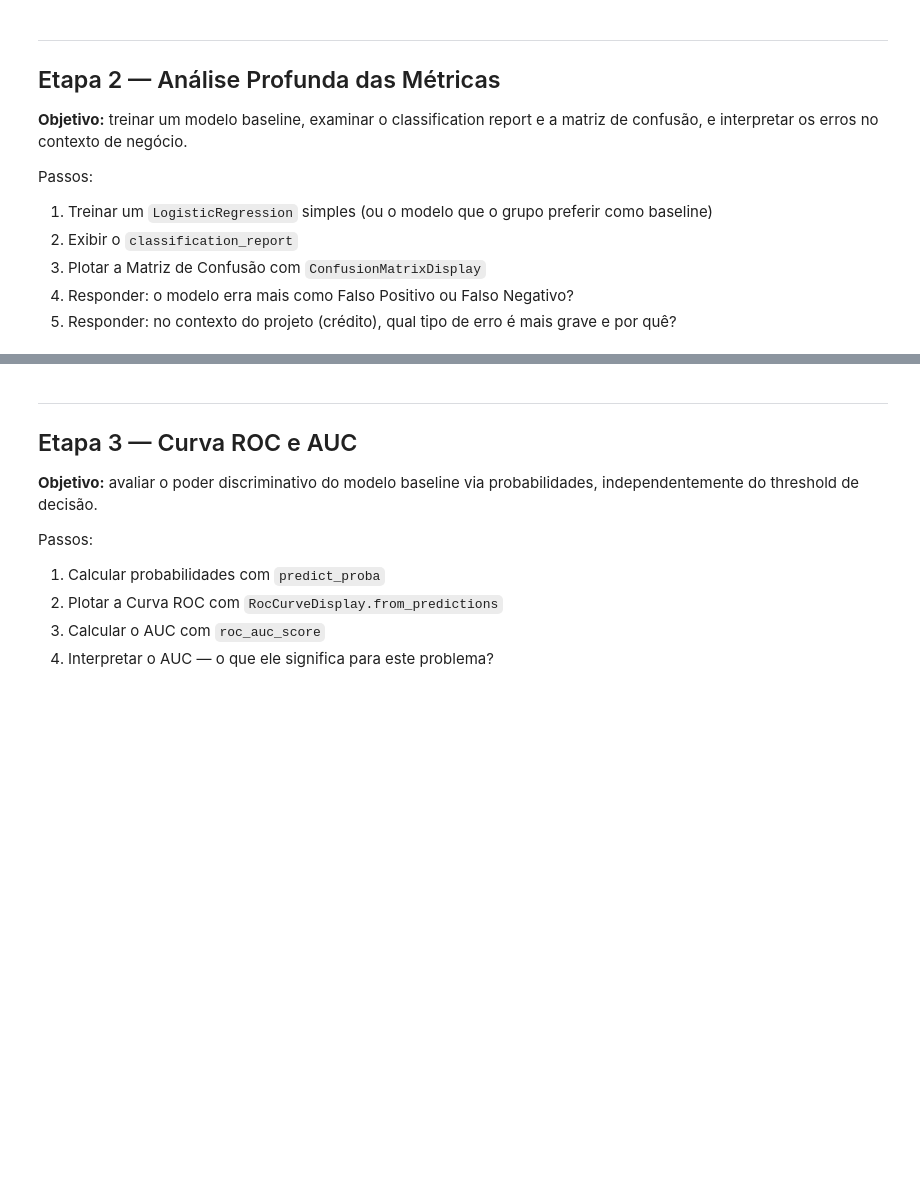
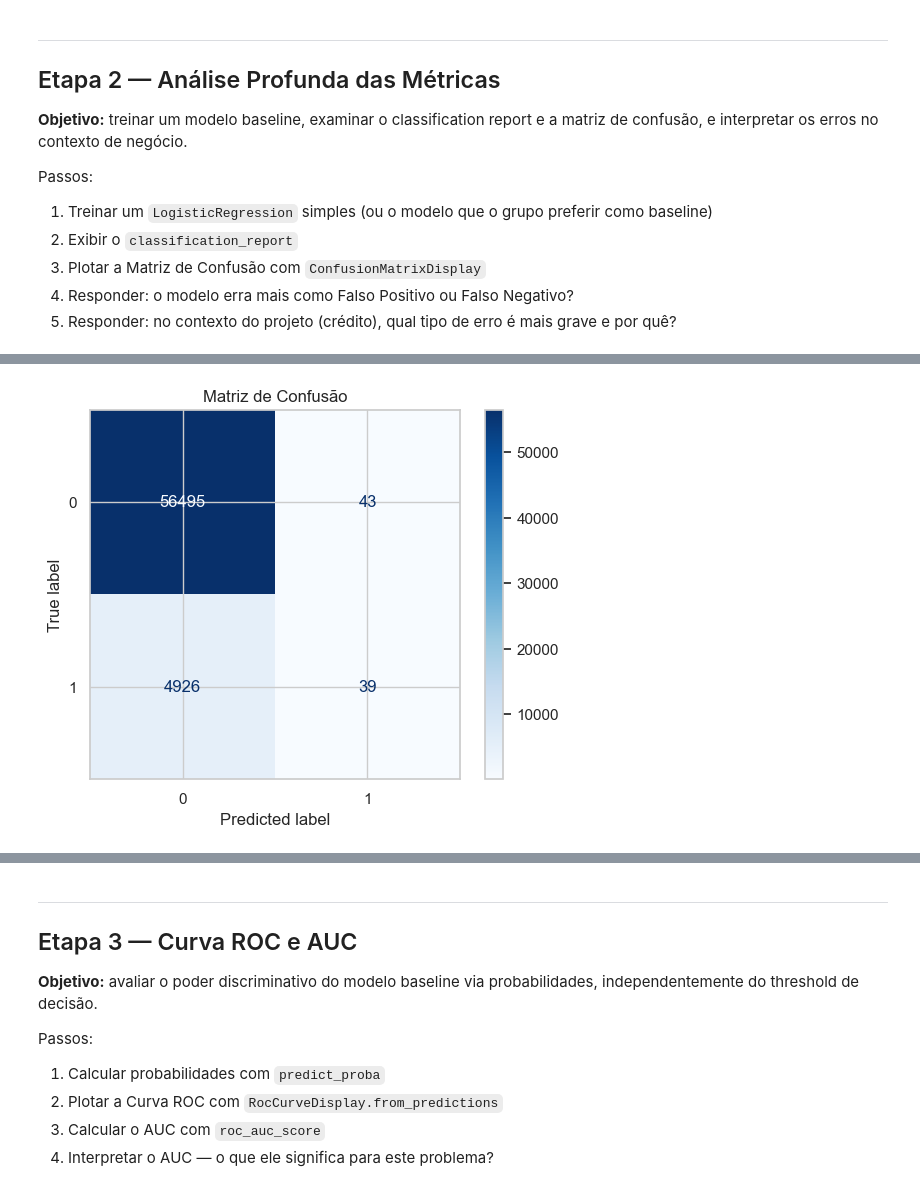
Before and after one commit to becastellani/home-credit-risk, a Jupyter notebook: notebooks/trilha_classificacao.ipynb, the cells around one changed output, grey strips where cells are left out. Drawn from its saved outputs; the diff is of its cells as text; code cells hidden in the pictures; blank space fills up the shorter version.

```diff
--- a/notebooks/trilha_classificacao.ipynb
+++ b/notebooks/trilha_classificacao.ipynb
@@ -18,7 +18,7 @@ import matplotlib.pyplot as plt
 import seaborn as sns
 
 from sklearn.model_selection import train_test_split, cross_val_score, GridSearchCV
-from sklearn.preprocessing import LabelEncoder
+from sklearn.preprocessing import LabelEncoder, StandardScaler
 from sklearn.metrics import (
     classification_report,
     confusion_matrix,
@@ -46,6 +46,11 @@ df = df.fillna(df.median(numeric_only=True))
 X = df.drop(columns=['TARGET', 'SK_ID_CURR'])
 y = df['TARGET']
 
+# Normalizar os dados
+scaler = StandardScaler()
+X_scaled = scaler.fit_transform(X)
+X = pd.DataFrame(X_scaled, columns=X.columns)
+
 X_train, X_test, y_train, y_test = train_test_split(
     X, y, test_size=0.2, random_state=RANDOM_STATE, stratify=y
 )
@@ -105,0 +99,14 @@ Passos:
+# %%
+from sklearn.linear_model import LogisticRegression
+from sklearn.metrics import classification_report
+from sklearn.metrics import ConfusionMatrixDisplay
+from sklearn.metrics import confusion_matrix
+import matplotlib.pyplot as plt
+
+
+model = LogisticRegression(max_iter=5000, random_state=RANDOM_STATE)
+
+model.fit(X_train, y_train)
+
+
+y_pred = model.predict(X_test)
@@ -105,0 +125,12 @@ Passos:
+# %%
+cm = confusion_matrix(y_test, y_pred)
+
+disp = ConfusionMatrixDisplay(confusion_matrix=cm)
+
+disp.plot(cmap='Blues')
+
+plt.title("Matriz de Confusão")
+
+plt.show()
+# %% [output]
+[figure, added]
```
Also changed, not shown: parts of 6 cells of this notebook.
